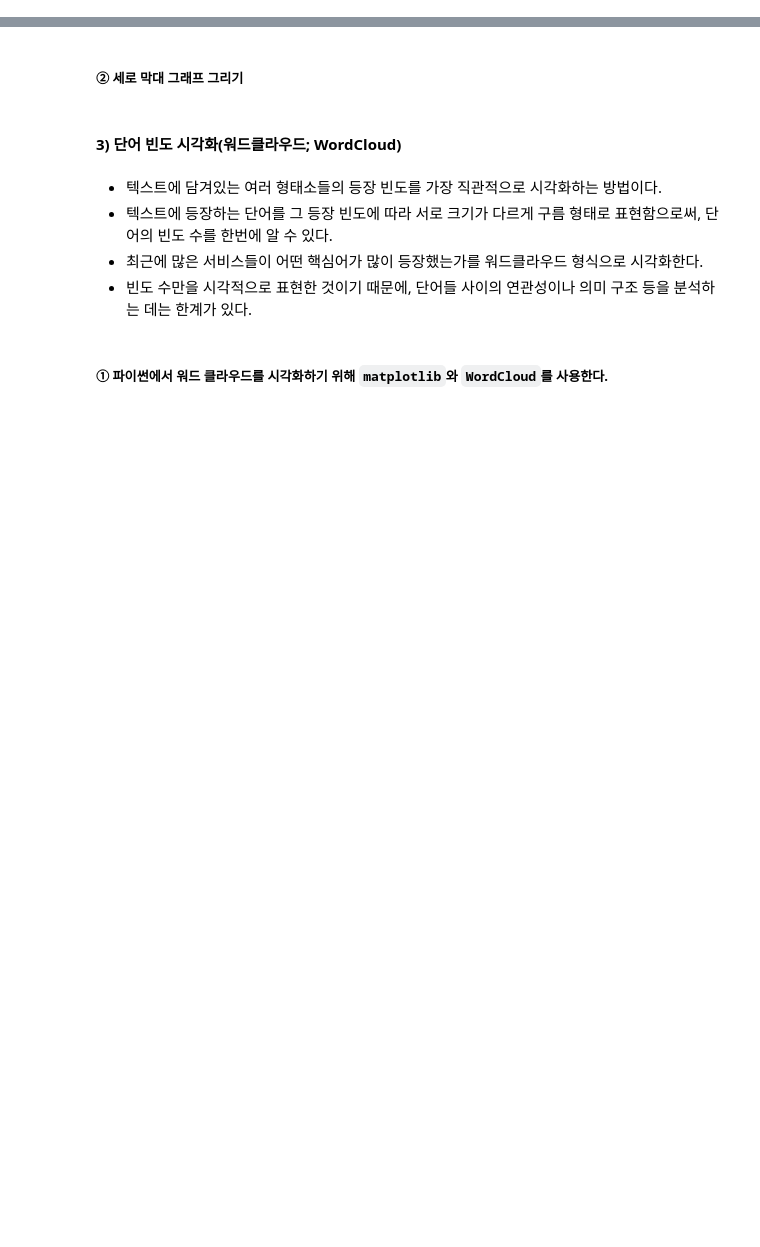
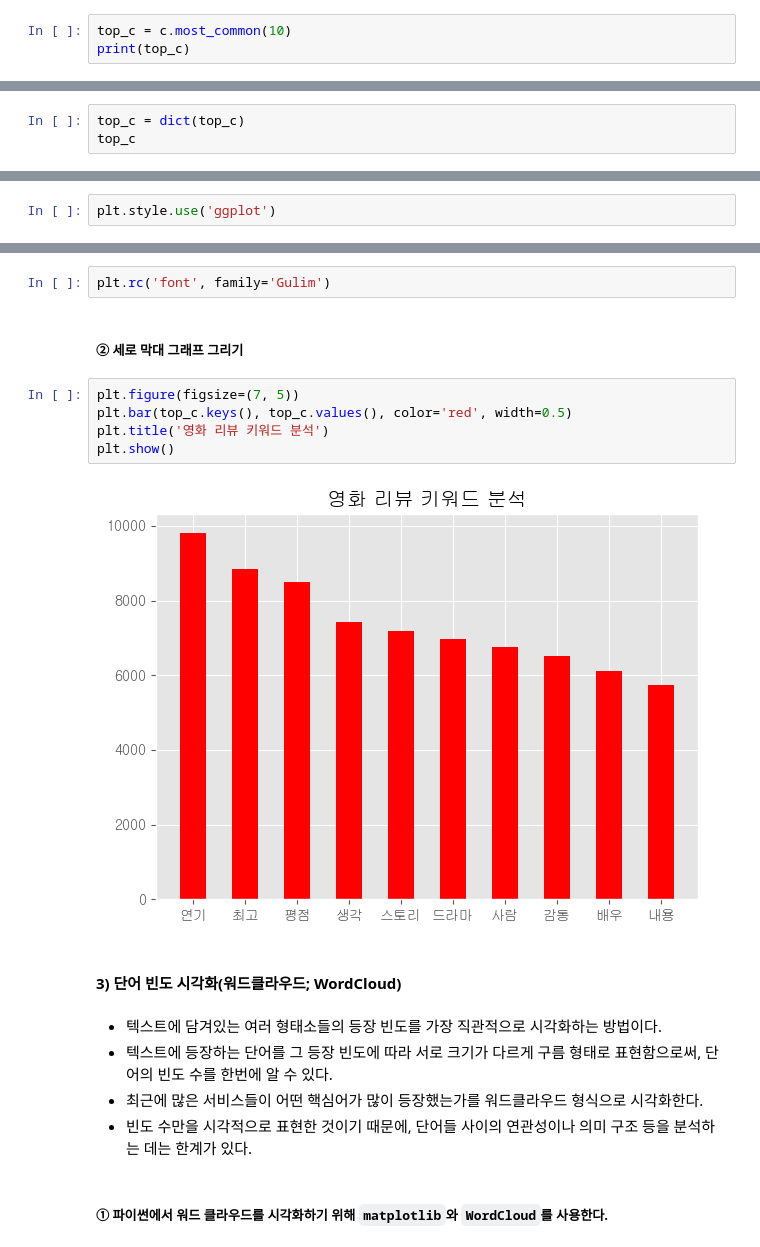
Before and after one commit to yooleene/Level2_office, a Jupyter notebook: M4.3_비정형 데이터 분석_키워드 분석.ipynb, the cells around one changed output, grey strips where cells are left out. Saved outputs shown, nothing was run; the diff lists cells and outputs as text; blank space fills up the shorter version.

```diff
--- a/M4.3_비정형 데이터 분석_키워드 분석.ipynb
+++ b/M4.3_비정형 데이터 분석_키워드 분석.ipynb
@@ -42,0 +121,3 @@ stop_words = '영화 전 난 일 걸 뭐 줄 만 건 분 개 끝 잼 이거 번
+# %%
+top_c = c.most_common(10)
+print(top_c)
@@ -42,0 +126,3 @@ stop_words = '영화 전 난 일 걸 뭐 줄 만 건 분 개 끝 잼 이거 번
+# %%
+top_c = dict(top_c)
+top_c
@@ -46,0 +148,2 @@ stop_words = '영화 전 난 일 걸 뭐 줄 만 건 분 개 끝 잼 이거 번
+# %%
+plt.style.use('ggplot')
@@ -47,5 +152,14 @@ stop_words = '영화 전 난 일 걸 뭐 줄 만 건 분 개 끝 잼 이거 번
+# %%
+plt.rc('font', family='Gulim')
 # %% [markdown]
 ##### ② 세로 막대 그래프 그리기
+# %%
+plt.figure(figsize=(7, 5))
+plt.bar(top_c.keys(), top_c.values(), color='red', width=0.5)
+plt.title('영화 리뷰 키워드 분석')
+plt.show()
+# %% [output]
+[figure, added]
 # %% [markdown]
 #### 3) 단어 빈도 시각화(워드클라우드; WordCloud)
 # %% [markdown]
```
Also changed, not shown: parts of 18 cells of this notebook, 7 other files.
